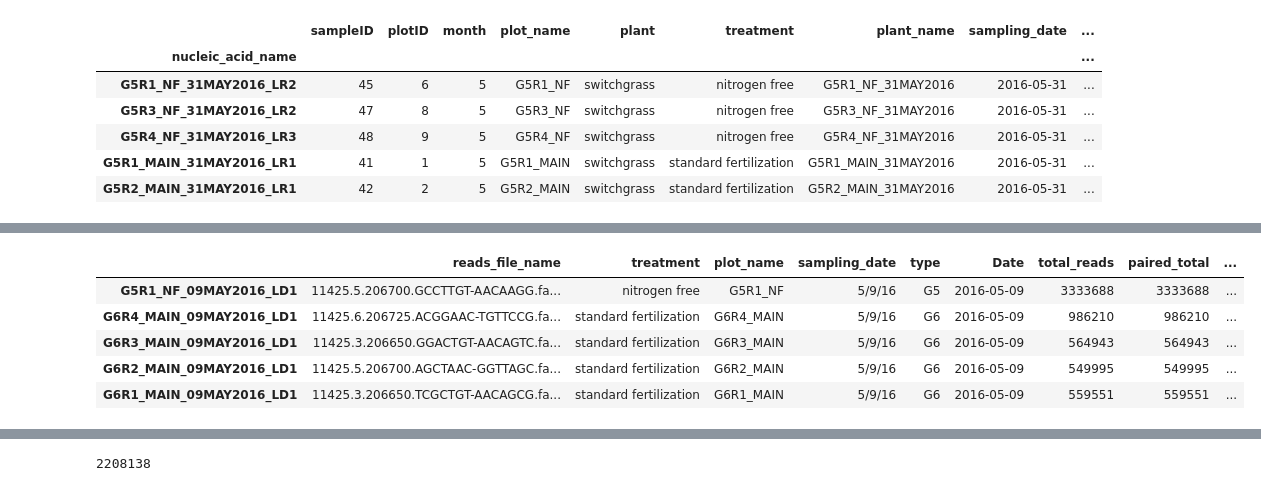
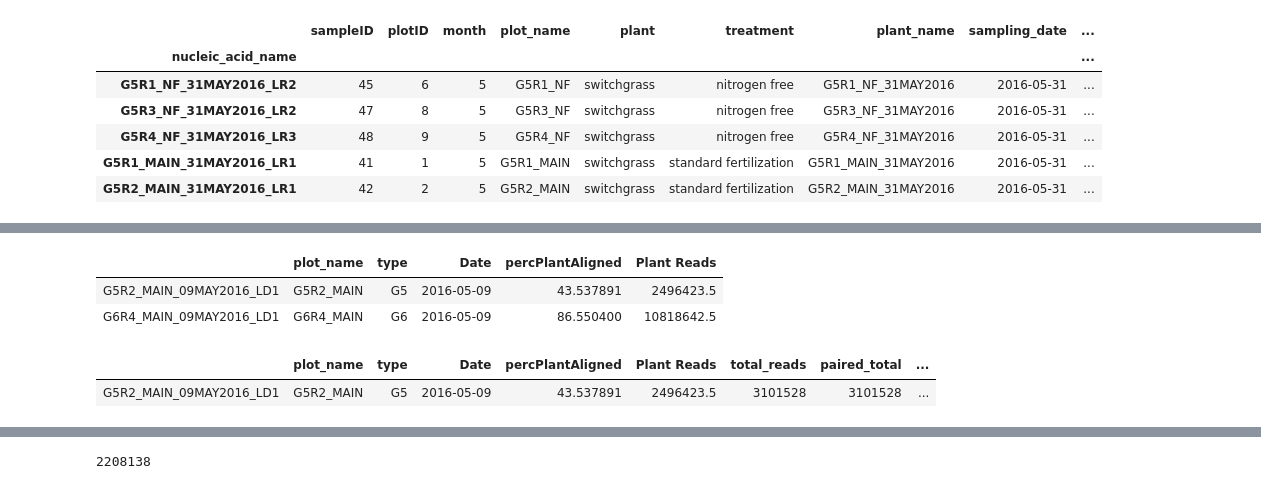
Before and after one commit to skDooley/GLBRC, a Jupyter notebook: 2016_WGS_DataPrep.ipynb, the cells around one changed output, grey strips where cells are left out. Drawn from its saved outputs; the diff is of its cells as text; code cells hidden in the pictures.

```diff
--- a/2016_WGS_DataPrep.ipynb
+++ b/2016_WGS_DataPrep.ipynb
@@ -69,11 +72,12 @@ metadataT.head()
 # For metaG
 metadataG = read_csv("metadata/GLBRC_MetaG_Metadata.tsv",sep='\t')
 metadataG.set_index("nucleic_acid_name",inplace=True)
-metadataG.drop(["source","sampling ID","sequencing_type","height_mean_cm","air_temp_c","rep","Sampling Time"],axis=1,inplace=True)
+metadataG.drop(["source","sampling ID","sequencing_type","height_mean_cm","air_temp_c","rep","Sampling Time","reads_file_name","treatment"],axis=1,inplace=True)
 
 for id in metadataG.index: metadataG.loc[id,"type"] = metadataG[metadataG.index == id].plot_name[0][0:2]
 metadataG['Date'] = to_datetime(metadataG.sampling_date)
-metadataG=metadataG.sort_values(by=["type","Date","treatment","plot_name"])
+metadataG=metadataG.sort_values(by=["type","Date"])
+metadataG.drop(["sampling_date"],axis=1,inplace=True)
 print(metadataG.shape)
 metadataG.head()
 # %% [output]
@@ -95,0 +103,7 @@ metadataT.sort_values("Date",inplace=True)
+# %%
+metaG_Reads = read_csv("mapping/metaG/hostRemovalFlagstats/multiqc_data/multiqc_bowtie2.txt",sep="\t")
+for id in metaG_Reads.index: metaG_Reads.at[id,"Sample"] = metaG_Reads.at[id,"Sample"].replace(".stat","")
+metaG_Reads.set_index("Sample",inplace=True)
+metadataG = merge(metadataG,metaG_Reads,left_index=True,right_index=True)
+metadataG.sort_values("Date",inplace=True)
+metadataG.head(3)
@@ -95,0 +220,4 @@ metadataT.sort_values("Date",inplace=True)
+# %%
+metadataG["aligned"] = (metadataG['paired_total'] - (metadataG['paired_aligned_mate_none']))
+metadataG["percPlantAligned"]= (metadataG["aligned"]/metadataG['total_reads'])*100
+metadataG["Plant Reads"] = metadataG["aligned"]
@@ -96,15 +252,22 @@ metadataT.sort_values("Date",inplace=True)
+# %%
+metadataG.drop(['aligned','total_reads','paired_total','paired_aligned_none','paired_total','paired_aligned_one', 'paired_aligned_multi',
+       'paired_aligned_discord_one', 'paired_aligned_mate_none',
+       'paired_aligned_mate_one', 'paired_aligned_mate_multi',
+       'overall_alignment_rate', 'paired_aligned_mate_multi_halved',
+       'paired_aligned_mate_none_halved', 'paired_aligned_mate_one_halved'],axis=1,inplace=True)
+metadataG.head(2)
+# %% [output]
+|  | plot_name | type | Date | percPlantAligned | Plant Reads |
+| G5R2_MAIN_09MAY2016_LD1 | G5R2_MAIN | G5 | 2016-05-09 | 43.537891 | 2496423.5 |
+| G6R4_MAIN_09MAY2016_LD1 | G6R4_MAIN | G6 | 2016-05-09 | 86.550400 | 10818642.5 |
 # %%
-metaG_Reads = read_csv("mapping/metaG/multiqc_data/multiqc_bowtie2.txt",sep="\t")
+metaG_Reads = read_csv("mapping/metaG/fungalRemovalFlagstats/multiqc_data/multiqc_bowtie2.txt",sep="\t")
 for id in metaG_Reads.index: metaG_Reads.at[id,"Sample"] = metaG_Reads.at[id,"Sample"].replace(".fungal.stat","")
 metaG_Reads.set_index("Sample",inplace=True)
 
 metadataG = merge(metadataG,metaG_Reads,left_index=True,right_index=True)
 metadataG.sort_values("Date",inplace=True)
-metadataG.head()
+metadataG.head(1)
 # %% [output]
-|  | reads_file_name | treatment | plot_name | sampling_date | type | Date | total_reads | paired_total | ... |
-| G5R1_NF_09MAY2016_LD1 | 11425.5.206700.GCCTTGT-AACAAGG.fa... | nitrogen free | G5R1_NF | 5/9/16 | G5 | 2016-05-09 | 3333688 | 3333688 | ... |
-| G6R4_MAIN_09MAY2016_LD1 | 11425.6.206725.ACGGAAC-TGTTCCG.fa... | standard fertilization | G6R4_MAIN | 5/9/16 | G6 | 2016-05-09 | 986210 | 986210 | ... |
-| G6R3_MAIN_09MAY2016_LD1 | 11425.3.206650.GGACTGT-AACAGTC.fa... | standard fertilization | G6R3_MAIN | 5/9/16 | G6 | 2016-05-09 | 564943 | 564943 | ... |
-| G6R2_MAIN_09MAY2016_LD1 | 11425.5.206700.AGCTAAC-GGTTAGC.fa... | standard fertilization | G6R2_MAIN | 5/9/16 | G6 | 2016-05-09 | 549995 | 549995 | ... |
-| G6R1_MAIN_09MAY2016_LD1 | 11425.3.206650.TCGCTGT-AACAGCG.fa... | standard fertilization | G6R1_MAIN | 5/9/16 | G6 | 2016-05-09 | 559551 | 559551 | ... |
+|  | plot_name | type | Date | percPlantAligned | Plant Reads | total_reads | paired_total | ... |
+| G5R2_MAIN_09MAY2016_LD1 | G5R2_MAIN | G5 | 2016-05-09 | 43.537891 | 2496423.5 | 3101528 | 3101528 | ... |
```
Also changed, not shown: parts of 31 cells of this notebook, 4 other files.
